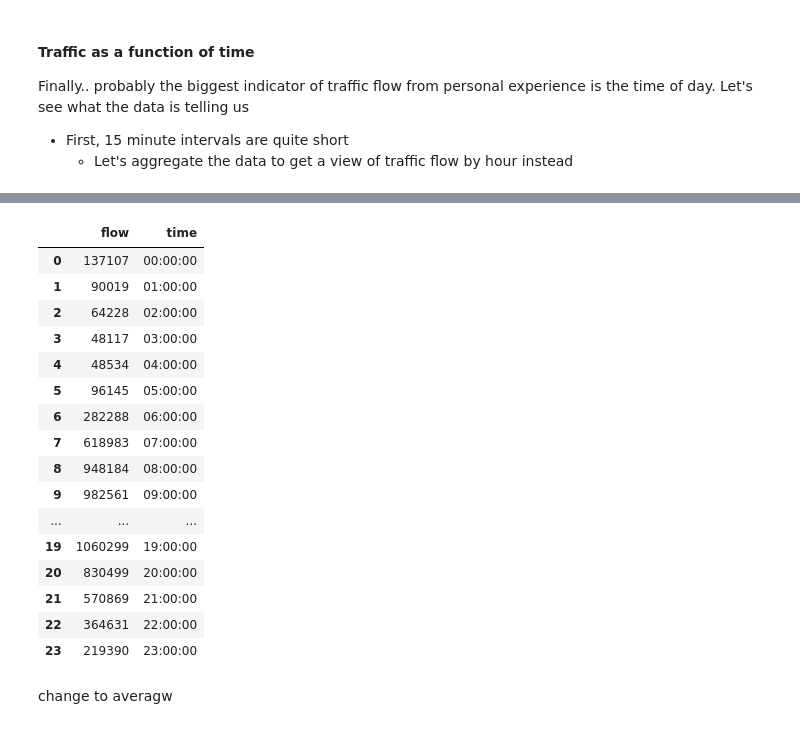
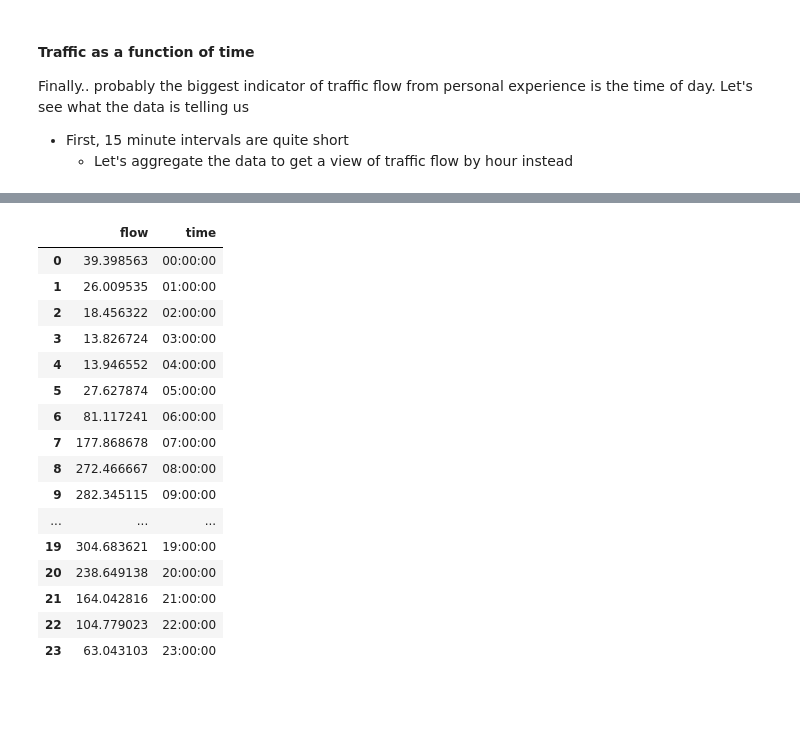
Before and after one commit to emolloy123/Traffic-Flow-SDCC, a Jupyter notebook: traffic_flow.ipynb, the cells around one changed output, grey strips where cells are left out. Cells and saved outputs as stored; diff of their text form; code cells hidden in the pictures; blank space fills up the shorter version.

Commit message:
EDA for traffic flow

```diff
--- a/traffic_flow.ipynb
+++ b/traffic_flow.ipynb
@@ -434,32 +417,32 @@ merged_data_time_index
 # %%
 merged_data['start_time'] = pd.to_datetime(merged_data['start_time'], format='%H:%M:%S')
 
 # Resample the flow data by hour without setting the index
-hourly_flow = merged_data.groupby(pd.Grouper(key='start_time', freq='h'))['flow'].sum().reset_index()
+hourly_flow = merged_data.groupby(pd.Grouper(key='start_time', freq='h'))['flow'].mean().reset_index()
 
 # If you want to keep only the time part in the index:
 hourly_flow['time'] = hourly_flow['start_time'].dt.time
 hourly_flow.drop(columns=['start_time'], inplace=True)
 # Display the hourly flow
 hourly_flow
 # %% [output]
 |  | flow | time |
-| 0 | 137107 | 00:00:00 |
-| 1 | 90019 | 01:00:00 |
-| 2 | 64228 | 02:00:00 |
-| 3 | 48117 | 03:00:00 |
-| 4 | 48534 | 04:00:00 |
-| 5 | 96145 | 05:00:00 |
-| 6 | 282288 | 06:00:00 |
-| 7 | 618983 | 07:00:00 |
-| 8 | 948184 | 08:00:00 |
-| 9 | 982561 | 09:00:00 |
+| 0 | 39.398563 | 00:00:00 |
+| 1 | 26.009535 | 01:00:00 |
+| 2 | 18.456322 | 02:00:00 |
+| 3 | 13.826724 | 03:00:00 |
+| 4 | 13.946552 | 04:00:00 |
+| 5 | 27.627874 | 05:00:00 |
+| 6 | 81.117241 | 06:00:00 |
+| 7 | 177.868678 | 07:00:00 |
+| 8 | 272.466667 | 08:00:00 |
+| 9 | 282.345115 | 09:00:00 |
 | ... | ... | ... |
-| 19 | 1060299 | 19:00:00 |
-| 20 | 830499 | 20:00:00 |
-| 21 | 570869 | 21:00:00 |
-| 22 | 364631 | 22:00:00 |
-| 23 | 219390 | 23:00:00 |
+| 19 | 304.683621 | 19:00:00 |
+| 20 | 238.649138 | 20:00:00 |
+| 21 | 164.042816 | 21:00:00 |
+| 22 | 104.779023 | 22:00:00 |
+| 23 | 63.043103 | 23:00:00 |
 # %%
 fig = go.Figure(data=go.Bar(x=hourly_flow['time'].astype(dtype=str),
                         y=hourly_flow['flow'],
@@ -469,5 +452,3 @@ fig.update_layout({"title": 'Traffic flow by time of day',
                    "yaxis": {"title":"Total Flow"},
                    "showlegend": False})
 fig.show()
-# %% [markdown]
-change to averagw
```
Also changed, not shown: parts of 7 cells of this notebook.
